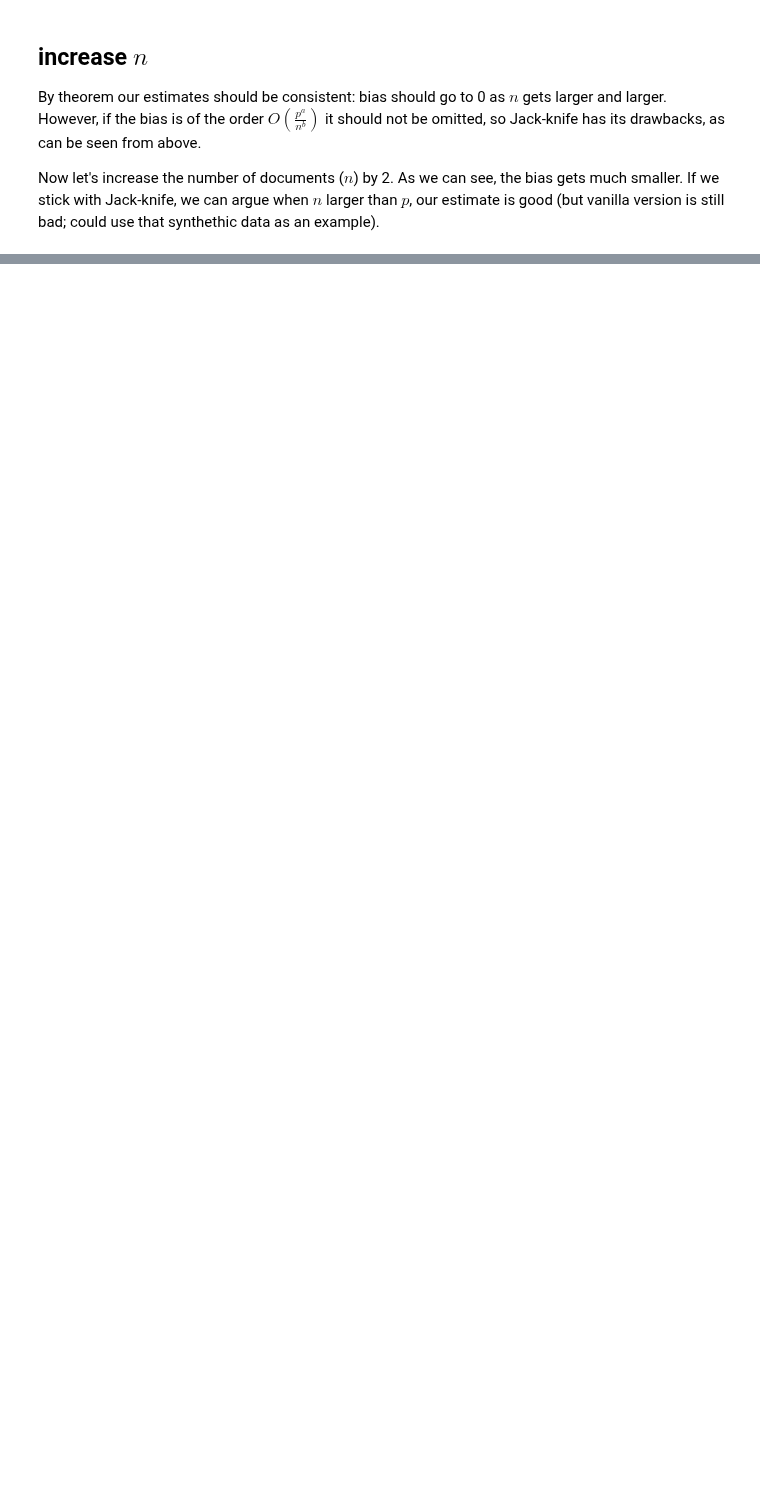
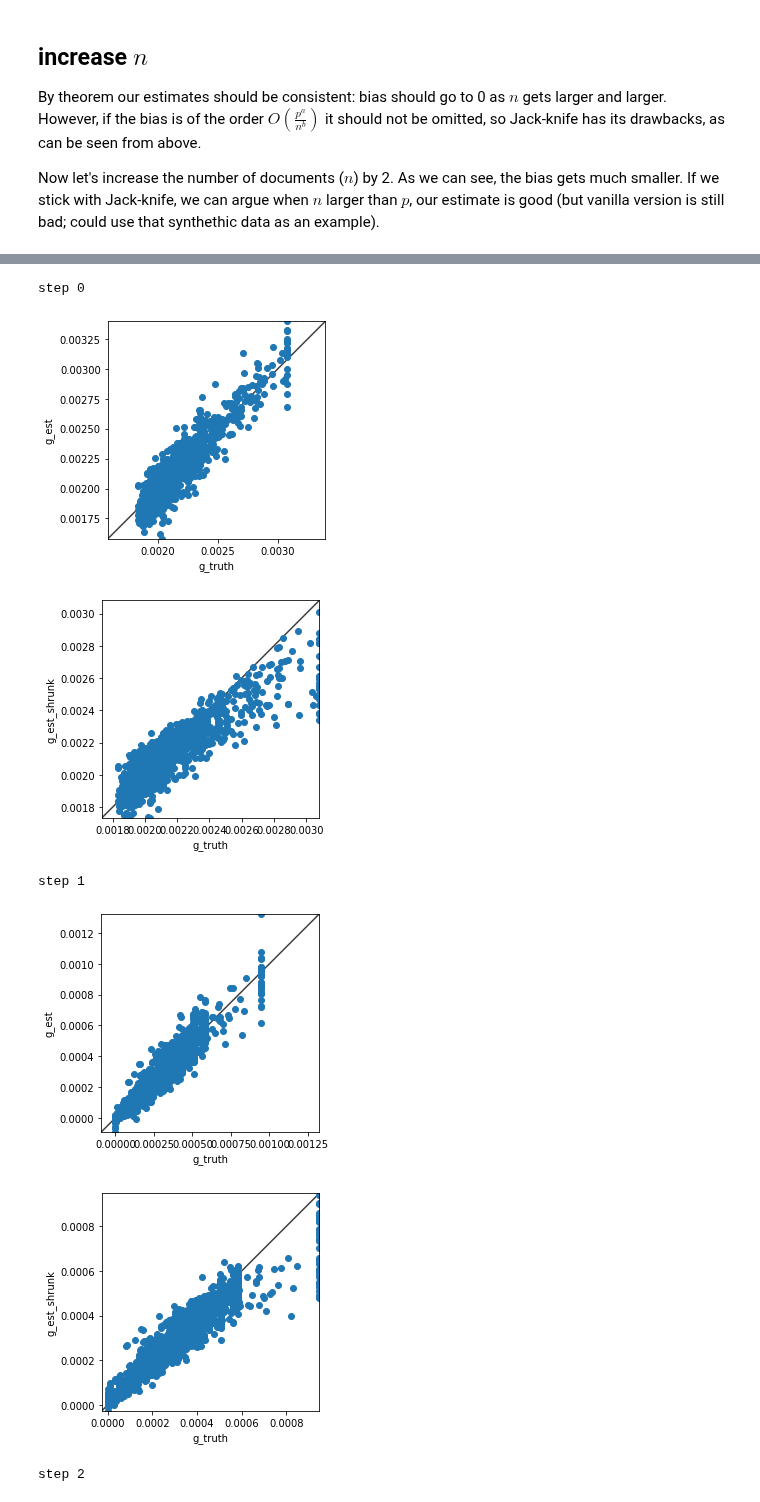
Before and after one commit to zihao12/pyJSMF-RAW, a Jupyter notebook: experiments/findK-correction-jk2.ipynb, the cells around one changed output, grey strips where cells are left out. Drawn from its saved outputs; the diff is of its cells as text; code cells hidden in the pictures; blank space fills up the shorter version.

```diff
--- a/experiments/findK-correction-jk2.ipynb
+++ b/experiments/findK-correction-jk2.ipynb
@@ -190,0 +267,13 @@ step 2
+# %%
+idx = 38
+for k_ in range(k):
+    print(f"step {k_}")
+    comparison2(k_, idx, gs.copy(), est.copy(), se.copy())
+# %% [output]
+step 0
+[figure, added]
+[figure, added]
+step 1
+[figure, added]
+[figure, added]
+step 2
```
Also changed, not shown: parts of 11 cells of this notebook.
